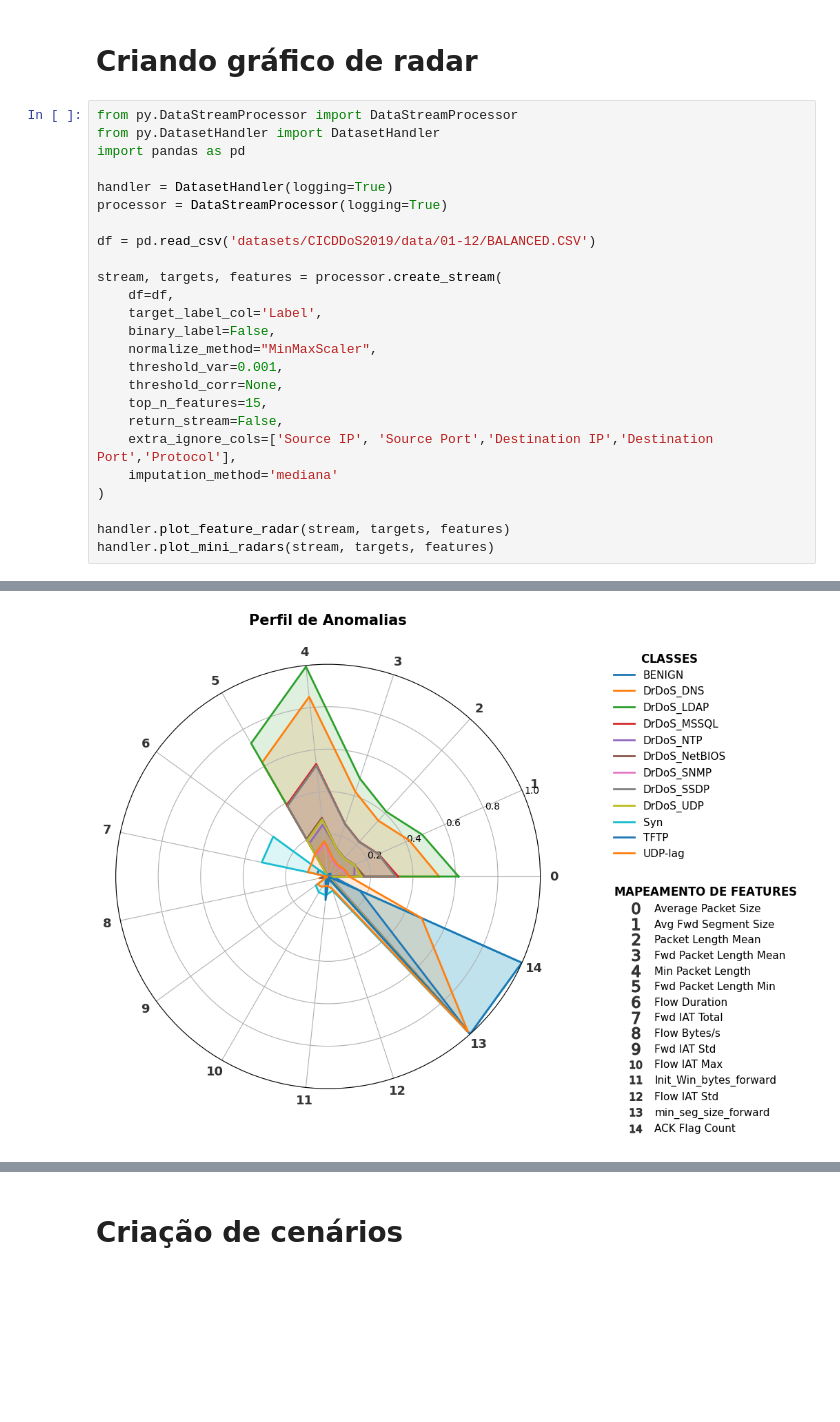
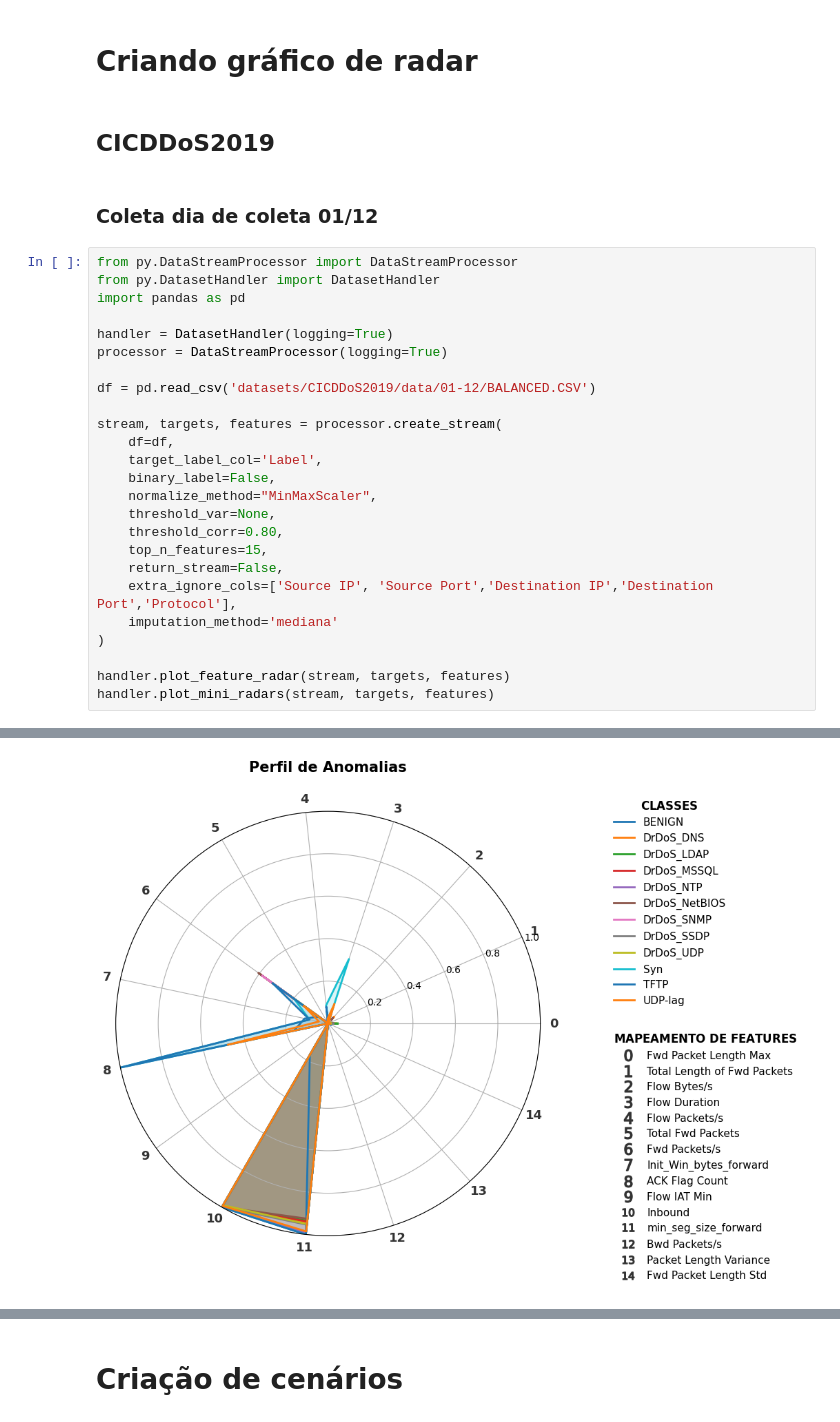
Before and after one commit to iRocktys/anomaly-detection-data-stream, a Jupyter notebook: Database.ipynb, the cells around one changed output, grey strips where cells are left out. Cells and saved outputs as stored; diff of their text form; blank space fills up the shorter version.

```diff
--- a/Database.ipynb
+++ b/Database.ipynb
@@ -71,5 +305,9 @@ Arquivo gerado: datasets/CIC-IDS-2017/data/Classification\Balanced.CSV
 # %% [markdown]
 # Criando gráfico de radar
+# %% [markdown]
+## CICDDoS2019
+# %% [markdown]
+### Coleta dia de coleta 01/12
 # %%
 from py.DataStreamProcessor import DataStreamProcessor
 from py.DatasetHandler import DatasetHandler
@@ -85,8 +323,8 @@ stream, targets, features = processor.create_stream(
     target_label_col='Label',
     binary_label=False,
     normalize_method="MinMaxScaler",
-    threshold_var=0.001,
-    threshold_corr=None,
+    threshold_var=None,
+    threshold_corr=0.80,
     top_n_features=15,
     return_stream=False,
     extra_ignore_cols=['Source IP', 'Source Port','Destination IP','Destination Port','Protocol'],
@@ -111,4 +349,4 @@ Features Finais (15) - ['Average Packet Size', 'Avg Fwd Segment Size', 'Packet L
 --- Fim do Processo de Seleção de Features ---
 
 Finalização: Retornando DataFrame pandas processado.
-[figure, old version]
+[figure, new version]
```
Also changed, not shown: parts of 29 cells of this notebook, 2 other files.
